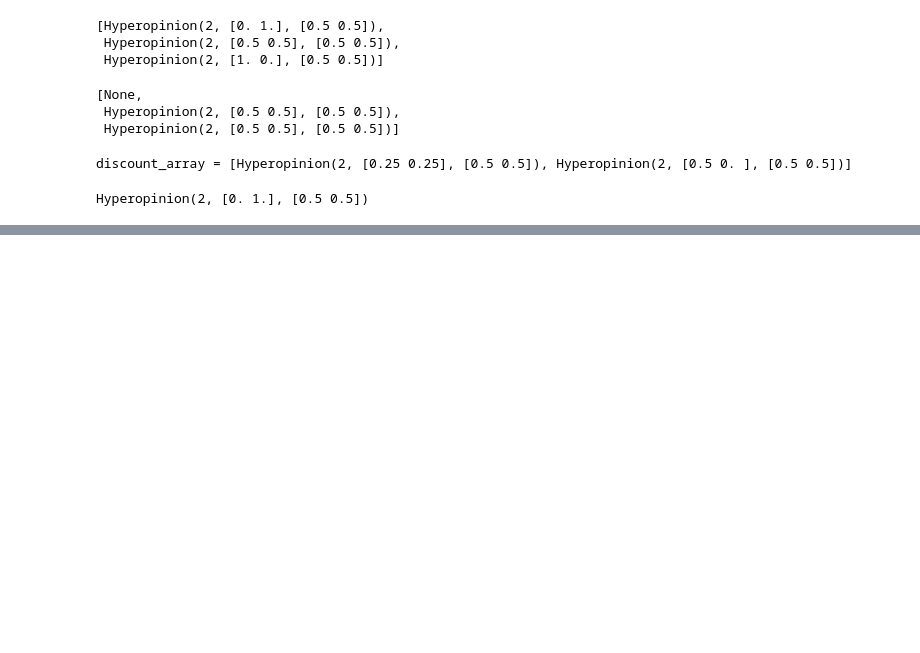
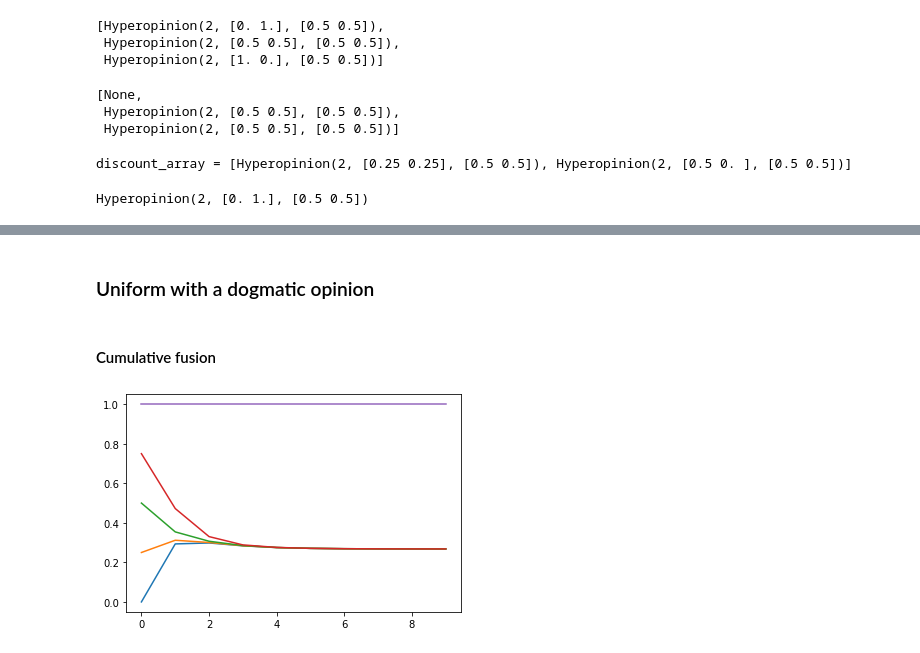
Before and after one commit to josecoliveira/subjective-logic, a Jupyter notebook: Model.ipynb, the cells around one changed output, grey strips where cells are left out. Cells and saved outputs as stored; diff of their text form; code cells hidden in the pictures; blank space fills up the shorter version.

Commit message:
All simulations for clique and unform trust graph

```diff
--- a/Model.ipynb
+++ b/Model.ipynb
@@ -40,5 +38,5 @@ TrustArray = List['HyperopinionInterface']
 # %%
-def uniform_with_a_dogmatic(n: int) -> State:
+def uniform_with_dogmatic(n: int) -> State:
     ans = []
     for i in range(n):
         ans.append(Hyperopinion(2, [i / (n - 1), 0]))
@@ -226,0 +181,11 @@ states
+# %%
+N = 5
+INTERACTIONS = 10
+state = uniform_dogmatic(N)
+states = [state]
+trust_graph = clique(N)
+
+for i in range(INTERACTIONS):
+    states.append(overall_update(cumulative_fusion, trust_graph, states[-1]))
+
+plot(N, INTERACTIONS, states)
@@ -226,0 +211,11 @@ states
+# %%
+N = 5
+INTERACTIONS = 10
+state = uniform_dogmatic(N)
+states = [state]
+trust_graph = clique(N)
+
+for i in range(INTERACTIONS):
+    states.append(overall_update(weighted_fusion, trust_graph, states[-1]))
+
+plot(N, INTERACTIONS, states)
@@ -226,0 +224,17 @@ states
+# %% [markdown]
+### Uniform with a dogmatic opinion
+# %% [markdown]
+#### Cumulative fusion
+# %%
+N = 5
+INTERACTIONS = 10
+state = uniform_with_dogmatic(N)
+states = [state]
+trust_graph = clique(N)
+
+for i in range(INTERACTIONS):
+    states.append(overall_update(cumulative_fusion, trust_graph, states[-1]))
+
+plot(N, INTERACTIONS, states)
+# %% [output]
+[figure, added]
```
Also changed, not shown: parts of 40 cells of this notebook.
